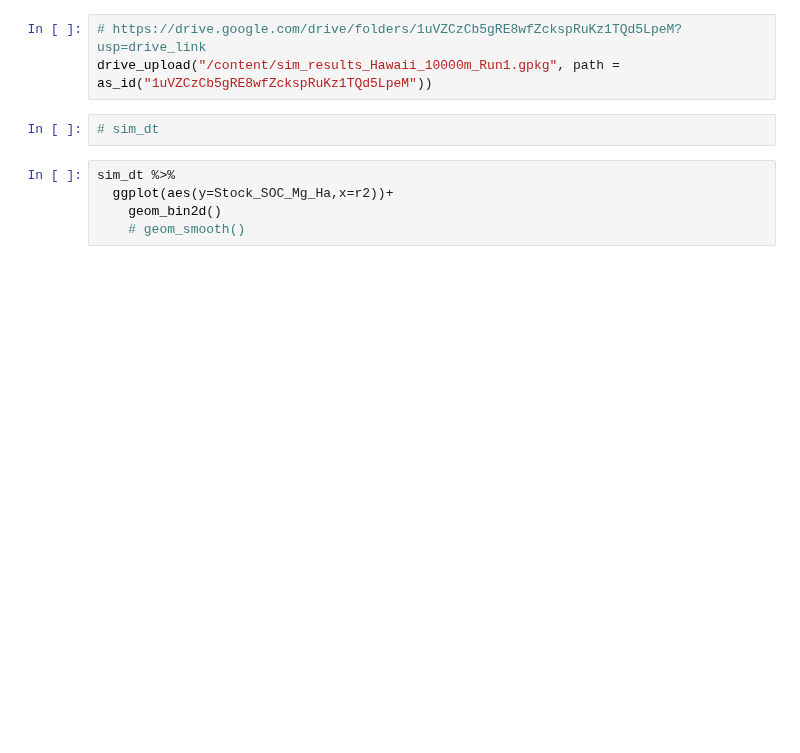
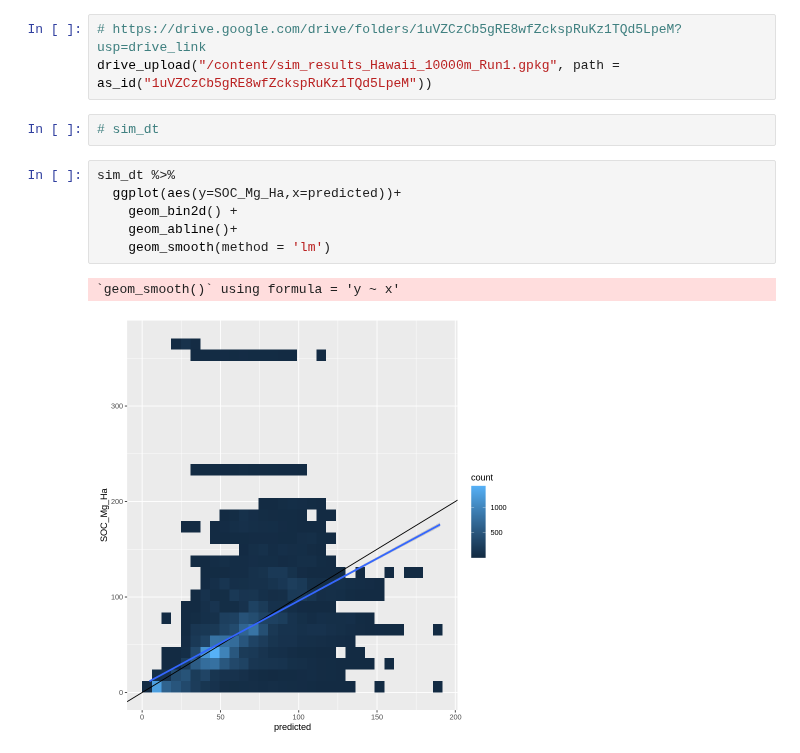
Before and after one commit to seismosmsr/hawaii_soils, a Jupyter notebook: Hawaii_Soils_Simulation.ipynb, the cells around one changed output. Drawn from its saved outputs; the diff is of its cells as text; blank space fills up the shorter version.

```diff
--- a/Hawaii_Soils_Simulation.ipynb
+++ b/Hawaii_Soils_Simulation.ipynb
@@ -247,6 +320,10 @@ drive_upload("/content/sim_results_Hawaii_10000m_Run1.gpkg", path = as_id("1uVZC
 # sim_dt
 # %%
 sim_dt %>%
-  ggplot(aes(y=Stock_SOC_Mg_Ha,x=r2))+
-    geom_bin2d()
-    # geom_smooth()
+  ggplot(aes(y=SOC_Mg_Ha,x=predicted))+
+    geom_bin2d() +
+    geom_abline()+
+    geom_smooth(method = 'lm')
+# %% [output]
+`geom_smooth()` using formula = 'y ~ x'
+[figure, added]
```
Also changed, not shown: parts of 10 cells of this notebook.
